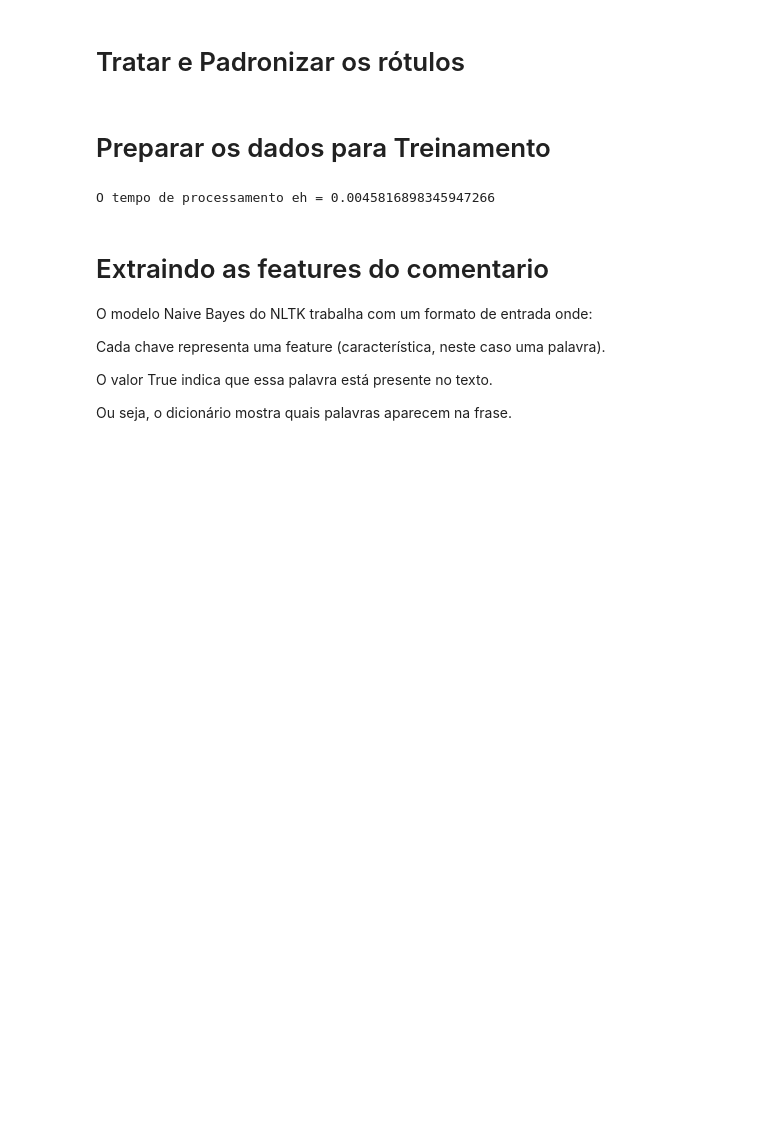
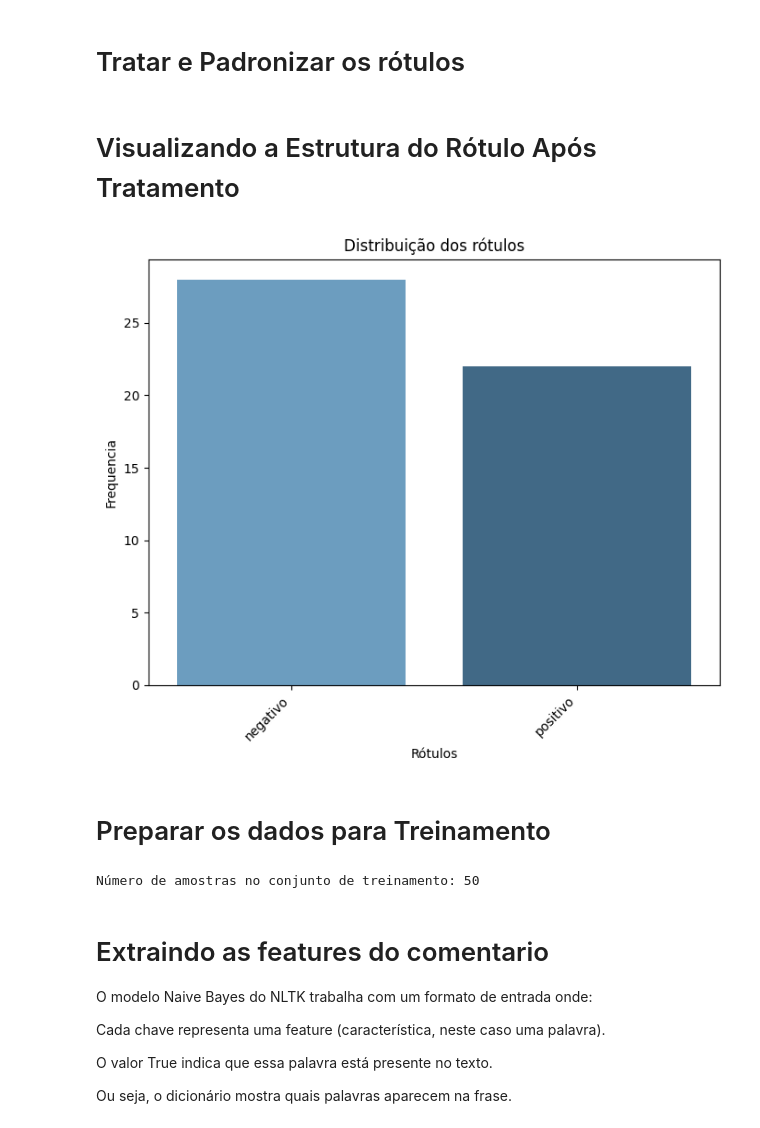
Before and after one commit to LeonardoCardia/workshop-ml-deploy-aws, a Jupyter notebook: notebooks/Treinamento_Analise_Sentimento.ipynb, the cells around one changed output. Saved outputs shown, nothing was run; the diff lists cells and outputs as text; code cells hidden in the pictures; blank space fills up the shorter version.

```diff
--- a/notebooks/Treinamento_Analise_Sentimento.ipynb
+++ b/notebooks/Treinamento_Analise_Sentimento.ipynb
@@ -26,5 +53,5 @@ True
 # %%
-df = pd.read_csv('comentario_label.csv')
+df = pd.read_csv('../data/comentario_label.csv')
 df.head(3)
 # %% [output]
 |  | Comentário | rotulo |
@@ -58,18 +85,33 @@ def padronizar_rotulo(rotulo):
     elif rotulo.startswith('posit'):
         return 'positivo'
     return rotulo
+# %% [markdown]
+# Visualizando a Estrutura do Rótulo Após Tratamento
+# %%
+# Padronizar os rótulos
+df['rotulo'] = df['rotulo'].apply(padronizar_rotulo)
+
+contagem_rotulos = df['rotulo'].value_counts()
+
+# Plotar a distribuição desses rótulos
+plt.figure(figsize=(8,6))
+sns.barplot(x=contagem_rotulos.index, y=contagem_rotulos.values, palette='Blues_d', hue=contagem_rotulos.index, legend=False)
+
+plt.title("Distribuição dos rótulos")
+plt.ylabel("Frequencia")
+plt.xlabel("Rótulos")
+plt.xticks(rotation=45, ha='right')
+
+plt.show()
+# %% [output]
+[figure, added]
 # %% [markdown]
 # Preparar os dados para Treinamento
 # %%
-import time
-# Opção A
-inicio = time.time()
 dados_treinamento = [(row['Comentário'], padronizar_rotulo(row['rotulo'])) for index, row in df.iterrows()]
-fim = time.time()
-tempo_processamento = fim - inicio
-print(f'O tempo de processamento eh = {tempo_processamento}')
+print(f'Número de amostras no conjunto de treinamento: {len(dados_treinamento)}')
 # %% [output]
-O tempo de processamento eh = 0.0045816898345947266
+Número de amostras no conjunto de treinamento: 50
 # %% [markdown]
 # Extraindo as features do comentario
 
```
Also changed, not shown: parts of 11 cells of this notebook, 1 other file.
